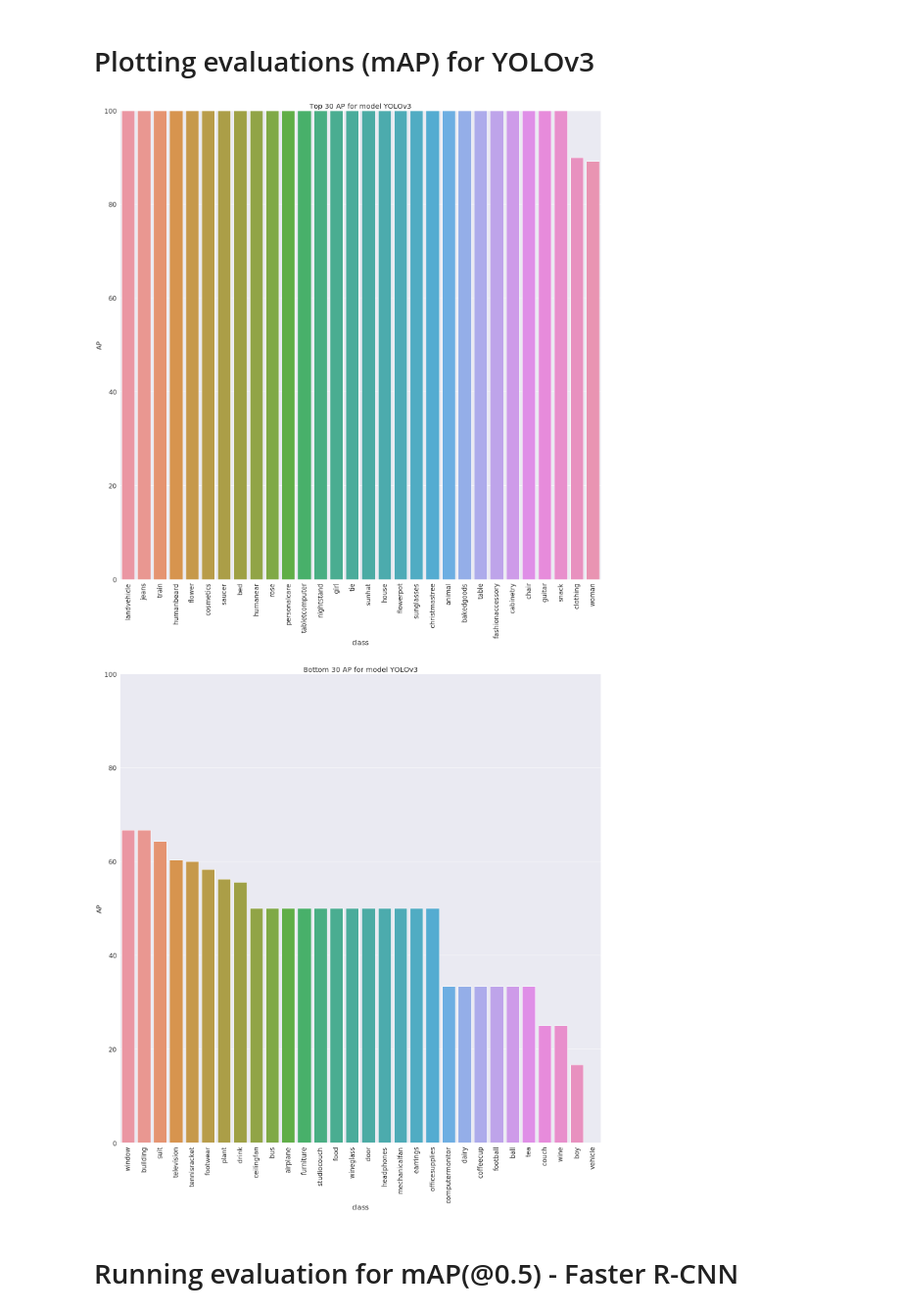
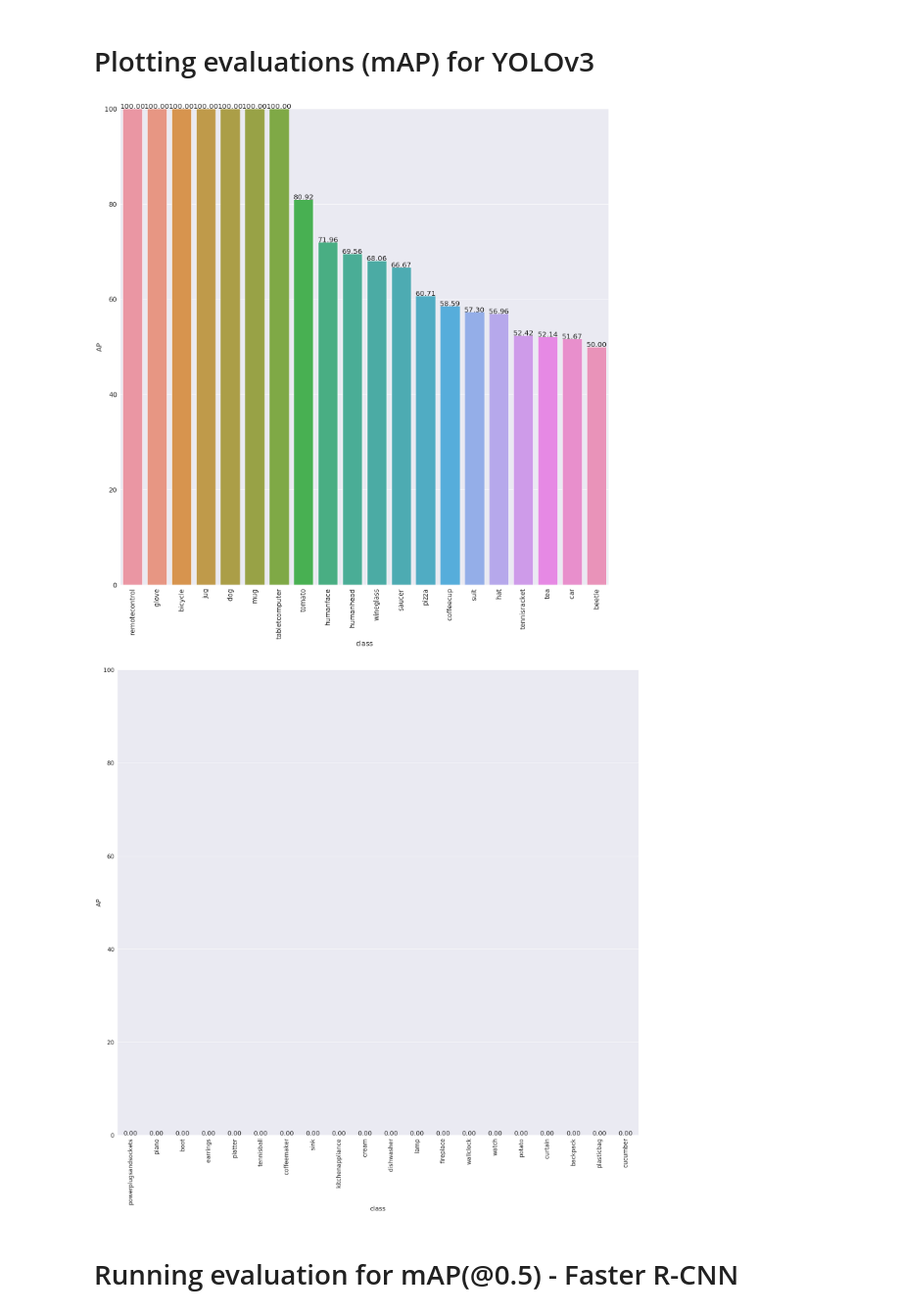
Before and after one commit to martin-galajda/object-detection, a Jupyter notebook: notebooks/Evaluation_mAP.ipynb, the cells around one changed output. Shown: that part at 98% size. Drawn from its saved outputs; the diff is of its cells as text; code cells hidden in the pictures.

Commit message:
feat: update evaluation mAP notebook - version with real data

```diff
--- a/notebooks/Evaluation_mAP.ipynb
+++ b/notebooks/Evaluation_mAP.ipynb
@@ -107,7 +122,7 @@ import seaborn as sns
 import matplotlib.pyplot as plt
 import pandas as pd
 from typing import Dict
-
+import numpy as np
 
 BASE_OUTPUT_PATH_FOR_PLOTS = f'{THESIS_RESOURCES_DIR}/evaluation/plots'
 BASE_OUTPUT_PATH_AP_RESULTS = f'{THESIS_RESOURCES_DIR}/mAP-benchmark-results'
@@ -118,6 +133,19 @@ def concatenate_files_in_dir(dir_path: str):
   files_in_dir = [file_in_dir for file_in_dir in files_in_dir if file_in_dir.contains('.csv')]
 
 
+def show_values_on_bars(axs):
+  def _show_on_single_plot(ax):
+      for p in ax.patches:
+          _x = p.get_x() + p.get_width() / 2
+          _y = p.get_y() + p.get_height()
+          value = '{:.2f}'.format(p.get_height())
+          ax.text(_x, _y, value, ha="center")
+
+  if isinstance(axs, np.ndarray):
+      for idx, ax in np.ndenumerate(axs):
+          _show_on_single_plot(ax)
+  else:
+      _show_on_single_plot(axs)
 
 
 def create_and_save_AP_plot(results: EvaluationResults, model_name: str, num_of_important_AP_to_visualize: int = 30):
@@ -147,7 +175,9 @@ def create_and_save_AP_plot(results: EvaluationResults, model_name: str, num_of_
   fig_top_ap, ax_top_ap = plt.subplots()
   sns_top = sns.barplot(x=cols[0], y=cols[1], data=dataframe_for_plot_top_ap, ax=ax_top_ap)
   plt.xticks(rotation=90)
-  sns_top.set(ylim=(0, 100), title=f'Top {num_of_important_AP_to_visualize} AP for model {model_name}')
+  sns_top.set(ylim=(0, 100), title="")
+  show_values_on_bars(ax_top_ap)
+
 
   output_path_grap_top_ap = f'{BASE_OUTPUT_PATH_FOR_PLOTS}/{model_name}_top_{num_of_important_AP_to_visualize}_AP_plot.png'
   fig_top_ap.savefig(output_path_grap_top_ap)
@@ -157,13 +187,15 @@ def create_and_save_AP_plot(results: EvaluationResults, model_name: str, num_of_
 
   fig_bottom_ap, ax_bottom_ap = plt.subplots()
   sns_botom = sns.barplot(x=cols[0], y=cols[1], data=dataframe_for_plot_bottom_ap, ax=ax_bottom_ap)
-  sns_botom.set(ylim=(0, 100), title=f'Bottom {num_of_important_AP_to_visualize} AP for model {model_name}')
+  sns_botom.set(ylim=(0, 100), title="")
   plt.xticks(rotation=90)
+  show_values_on_bars(ax_bottom_ap)
+  plt.tight_layout()
 
   output_path_grap_bottom = f'{BASE_OUTPUT_PATH_FOR_PLOTS}/{model_name}_bottom_{num_of_important_AP_to_visualize}_AP_plot.png'
   fig_bottom_ap.savefig(output_path_grap_bottom)
 
-def create_and_save_mAP_plot(results_for_models: Dict[str, EvaluationResults]):
+def create_and_save_mAP_plot(results_for_models: Dict[str, EvaluationResults], dataset: str):
   """
 
   Creates plot for comparing mAP metrics for different models and saves it on GDrive.
@@ -186,8 +218,9 @@ def create_and_save_mAP_plot(results_for_models: Dict[str, EvaluationResults]):
   sns_plot = sns.barplot(x=cols[0], y=cols[1], data=dataframe_for_plot, ax=ax)
   sns_plot.set(ylim=(0, 100), title=f'mAP comparison for models')
   # plt.xticks(rotation=90)
+  show_values_on_bars(ax)
 
-  output_path_plot = f'{BASE_OUTPUT_PATH_FOR_PLOTS}/mAP_comparison.png'
+  output_path_plot = f'{BASE_OUTPUT_PATH_FOR_PLOTS}/mAP_comparison_{dataset}.png'
   fig.savefig(output_path_plot)
 
 def save_AP_results(results_for_models: Dict[str, EvaluationResults], iou_threshold: str):
@@ -215,8 +248,7 @@ def save_AP_results(results_for_models: Dict[str, EvaluationResults], iou_thresh
 # Running evaluation for mAP(@0.5) - YOLOv3
 # %%
 GT_BOXES_DIR_PATH = f'{THESIS_RESOURCES_DIR}/evaluation/ground_truth_test'
-DETECTED_BOXES_DIR_PATH = f'{THESIS_RESOURCES_DIR}/mAP-benchmark-results/detected/test-images/YOLOV3'
-DETECTED_BOXES_DIR_PATH = f'{THESIS_RESOURCES_DIR}/evaluation/detected/faster_rcnn_test'
+DETECTED_BOXES_DIR_PATH = f'{THESIS_RESOURCES_DIR}/mAP-benchmark-results/detected/test-images/YOLOv3'
 # %%
 from evaluation.average_precision.evaluator import Evaluator
 from evaluation.average_precision.bounding_box_loader import BoundingBoxLoader
@@ -228,7 +260,8 @@ ground_truth_bounding_boxes, detected_bounding_boxes = BoundingBoxLoader.loadBox
 
 evaluator = Evaluator(
     detected_bounding_boxes=detected_bounding_boxes,
-    ground_truth_bounding_boxes=ground_truth_bounding_boxes
+    ground_truth_bounding_boxes=ground_truth_bounding_boxes,
+    drop_empty_gt_files=False
 )
 
 results_yolov3 = evaluator.evaluate()
@@ -243,10 +276,10 @@ results_yolov3.mAP
 # %% [markdown]
 # Plotting evaluations (mAP) for YOLOv3
 # %%
-create_and_save_AP_plot(results_yolov3, "YOLOv3")
+create_and_save_AP_plot(results_yolov3, "YOLOv3", num_of_important_AP_to_visualize=20)
 # %% [output]
-[figure, old version]
+[figure, new version]
-[figure, old version]
+[figure, new version]
 # %% [markdown]
 # Running evaluation for mAP(@0.5) - Faster R-CNN
 # %%
```
Also changed, not shown: parts of 13 cells of this notebook.
